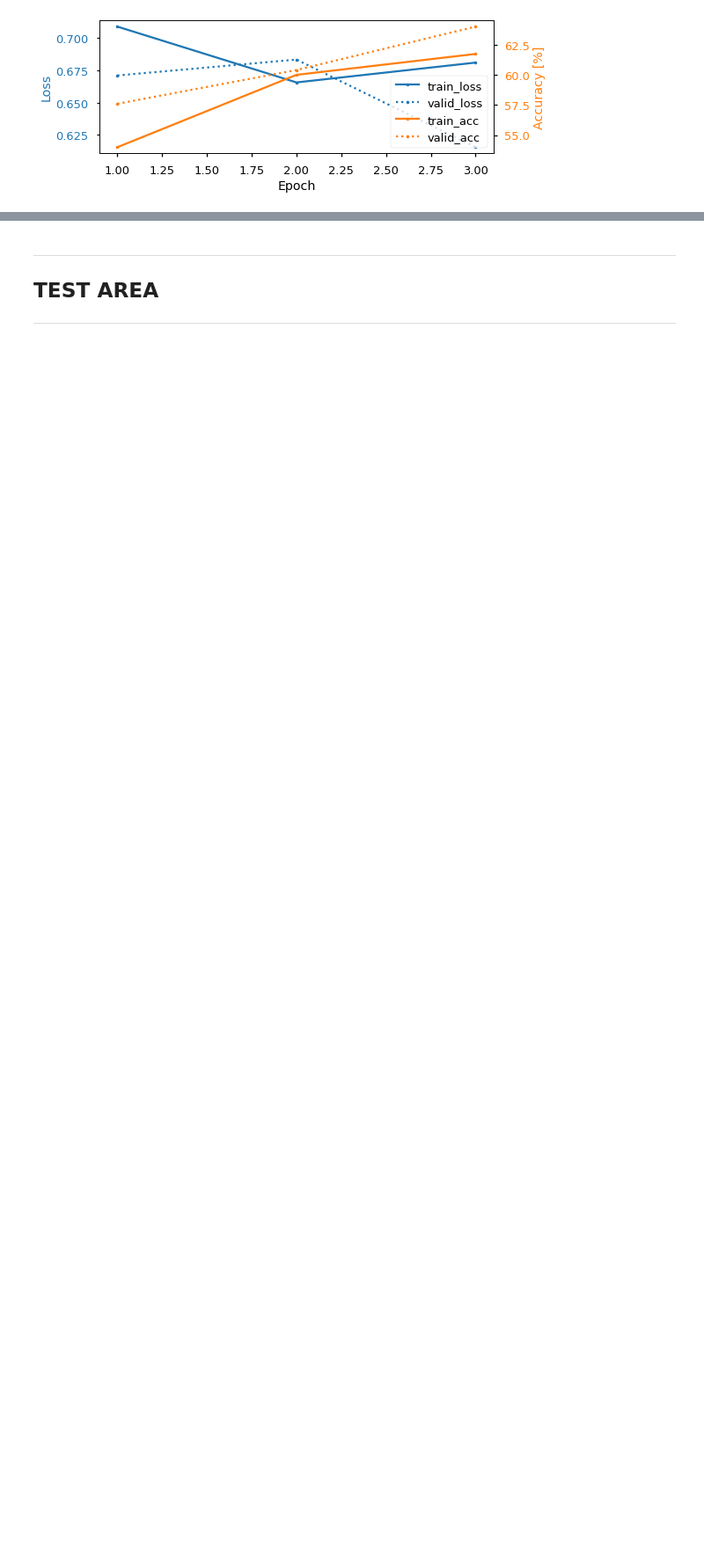
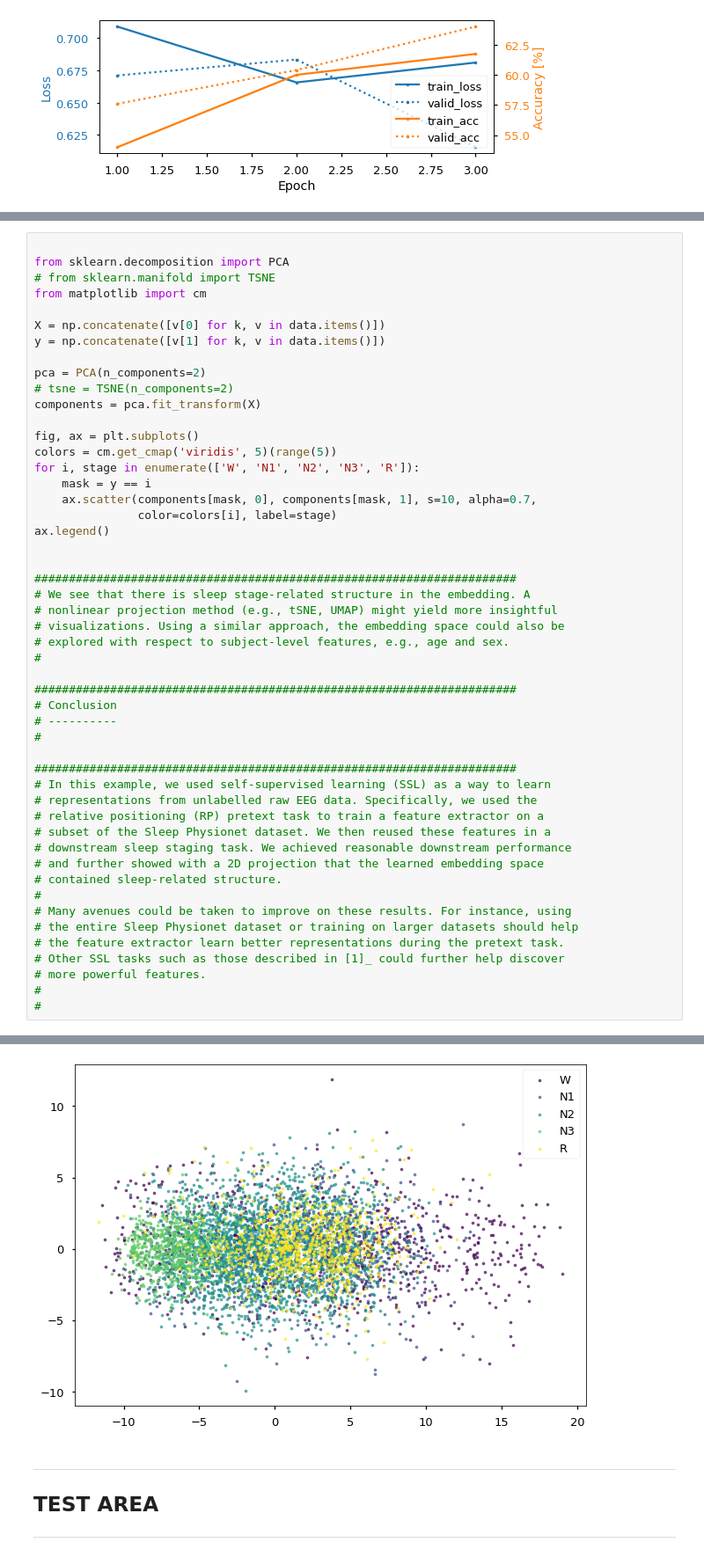
Before and after one commit to etiennegalea/ssl_generic_eeg, a Jupyter notebook: temp_ssl.ipynb, the cells around one changed output, grey strips where cells are left out. Shown at 88% size. Cells and saved outputs as stored; diff of their text form; blank space fills up the shorter version.

Commit message:
added original example jupyter notebook and required.txt for upgrading pip libraries

```diff
--- a/temp_ssl.ipynb
+++ b/temp_ssl.ipynb
@@ -348,0 +398,51 @@ weighted avg       0.75      0.74      0.74       500
+# %%
+
+from sklearn.decomposition import PCA
+# from sklearn.manifold import TSNE
+from matplotlib import cm
+
+X = np.concatenate([v[0] for k, v in data.items()])
+y = np.concatenate([v[1] for k, v in data.items()])
+
+pca = PCA(n_components=2)
+# tsne = TSNE(n_components=2)
+components = pca.fit_transform(X)
+
+fig, ax = plt.subplots()
+colors = cm.get_cmap('viridis', 5)(range(5))
+for i, stage in enumerate(['W', 'N1', 'N2', 'N3', 'R']):
+    mask = y == i
+    ax.scatter(components[mask, 0], components[mask, 1], s=10, alpha=0.7,
+               color=colors[i], label=stage)
+ax.legend()
+
+
+######################################################################
+# We see that there is sleep stage-related structure in the embedding. A
+# nonlinear projection method (e.g., tSNE, UMAP) might yield more insightful
+# visualizations. Using a similar approach, the embedding space could also be
+# explored with respect to subject-level features, e.g., age and sex.
+#
+
+######################################################################
+# Conclusion
+# ----------
+#
+
+######################################################################
+# In this example, we used self-supervised learning (SSL) as a way to learn
+# representations from unlabelled raw EEG data. Specifically, we used the
+# relative positioning (RP) pretext task to train a feature extractor on a
+# subset of the Sleep Physionet dataset. We then reused these features in a
+# downstream sleep staging task. We achieved reasonable downstream performance
+# and further showed with a 2D projection that the learned embedding space
+# contained sleep-related structure.
+#
+# Many avenues could be taken to improve on these results. For instance, using
+# the entire Sleep Physionet dataset or training on larger datasets should help
+# the feature extractor learn better representations during the pretext task.
+# Other SSL tasks such as those described in [1]_ could further help discover
+# more powerful features.
+#
+#
+# %% [output]
@@ -349,3 +450,4 @@ weighted avg       0.75      0.74      0.74       500
+[figure, added]
 # %% [markdown]
 ---
 
```
Also changed, not shown: parts of 11 cells of this notebook, 3 other files.
